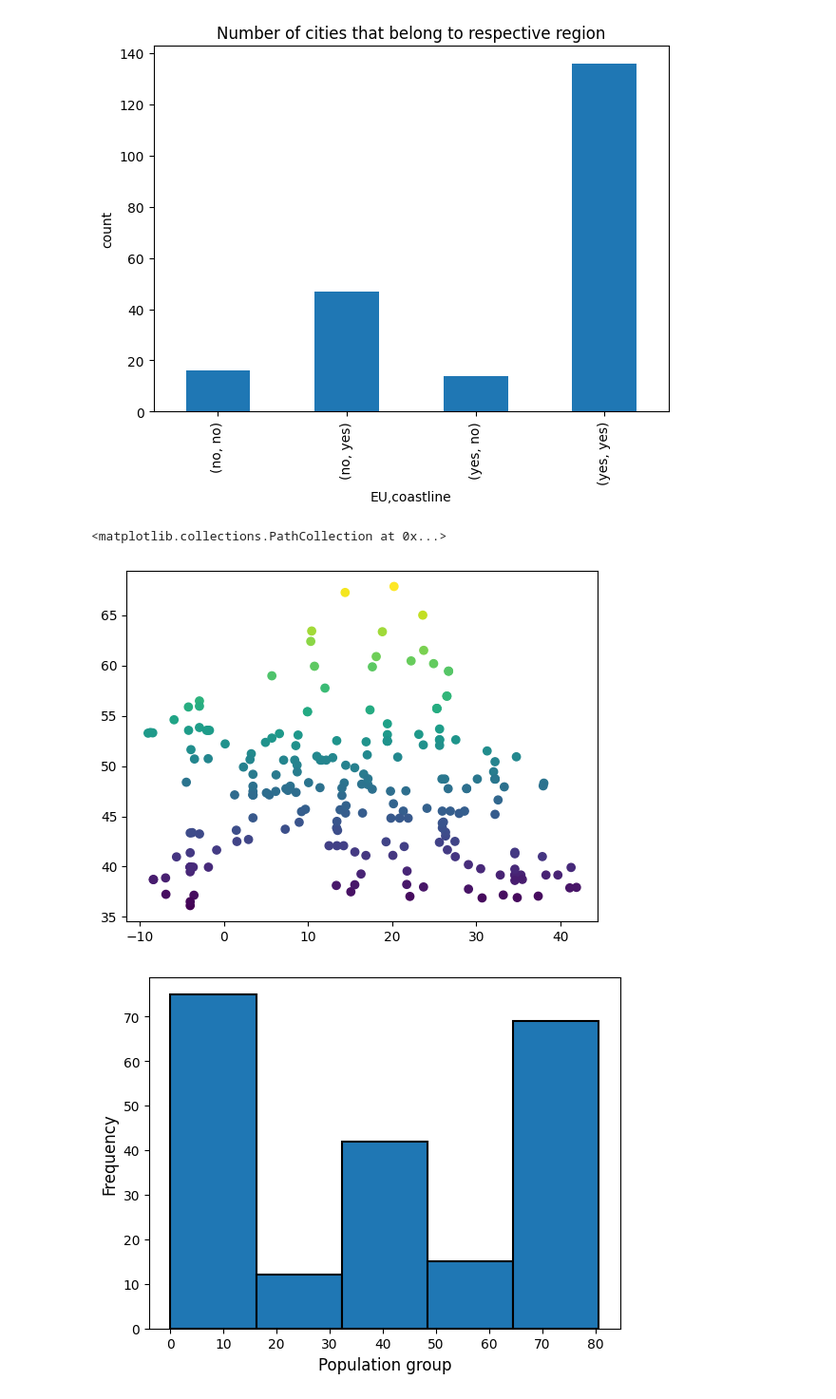
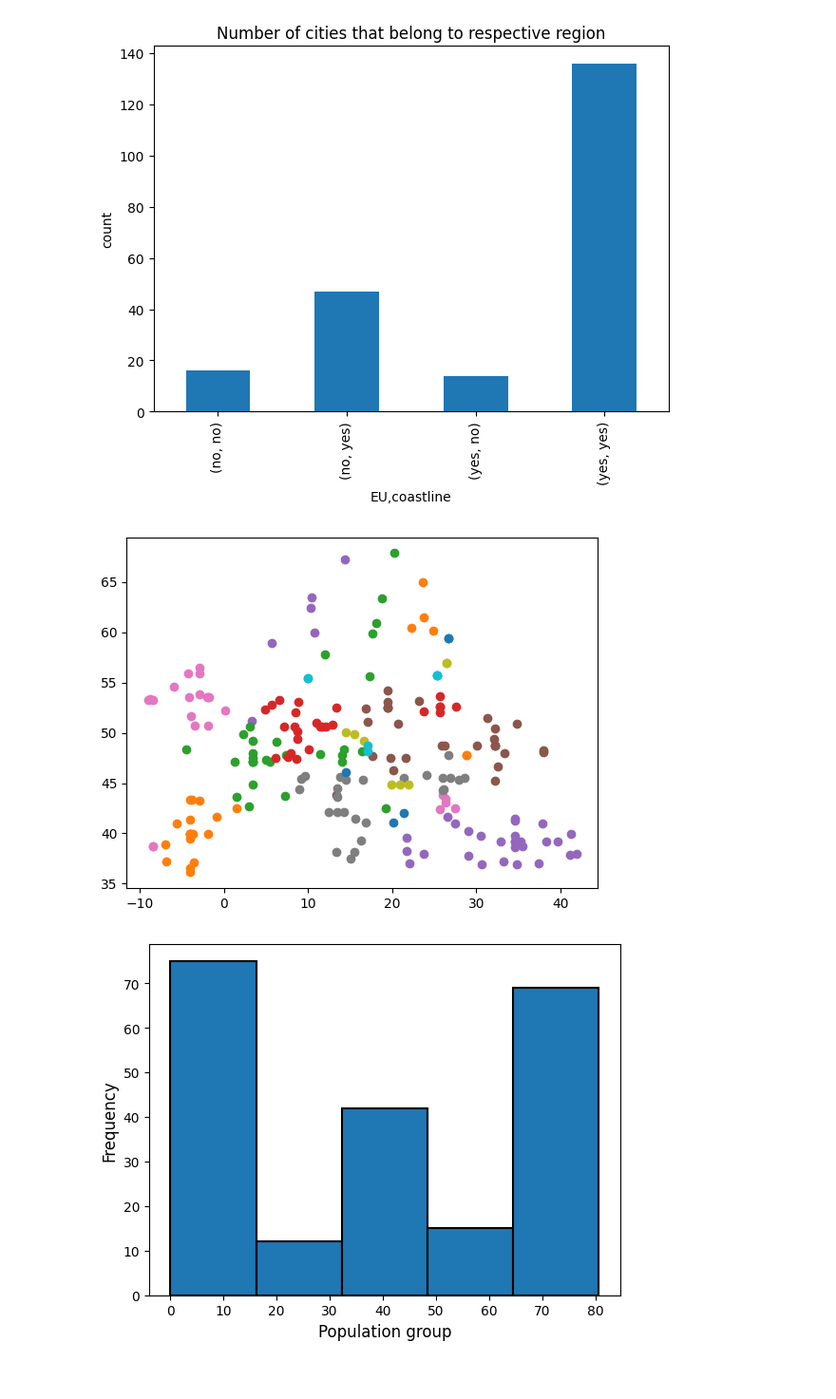
Before and after one commit to JahCSpeed/Data-Man, a Jupyter notebook: Hw3/eucities_temps.ipynb, the cells around one changed output. Shown: that part at 95% size. Saved outputs shown, nothing was run; the diff lists cells and outputs as text; code cells hidden in the pictures.

```diff
--- a/Hw3/eucities_temps.ipynb
+++ b/Hw3/eucities_temps.ipynb
@@ -83,12 +82,13 @@ region['City Count'].plot(kind='bar')
 plt.show()
 # %% [output]
 [figure]
-# %%
-#(2)
-plt.scatter(df["longitude"], df["latitude"], c = df["latitude"] )
-# %% [output]
-<matplotlib.collections.PathCollection at 0x...>
-[figure, removed]
+# %%
+#(2)
+groups = df.groupby('country')
+for name, group in groups:
+    plt.scatter(group['longitude'], group['latitude'])
+# %% [output]
+[figure, added]
 # %%
 #(3)
 plt.xlabel('Population group', fontsize=12)
```
Also changed, not shown: parts of 4 cells of this notebook, 2 other files.
